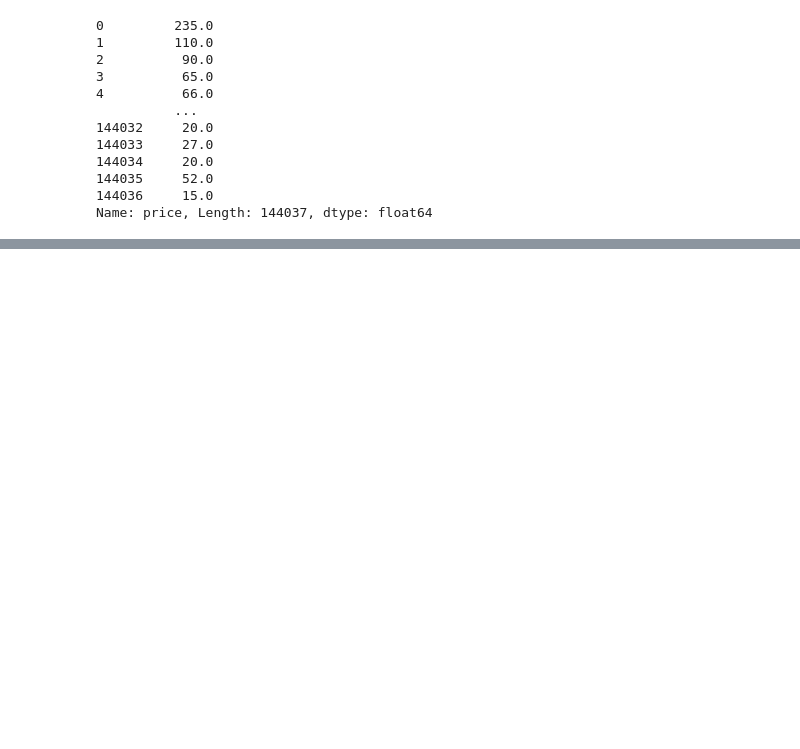
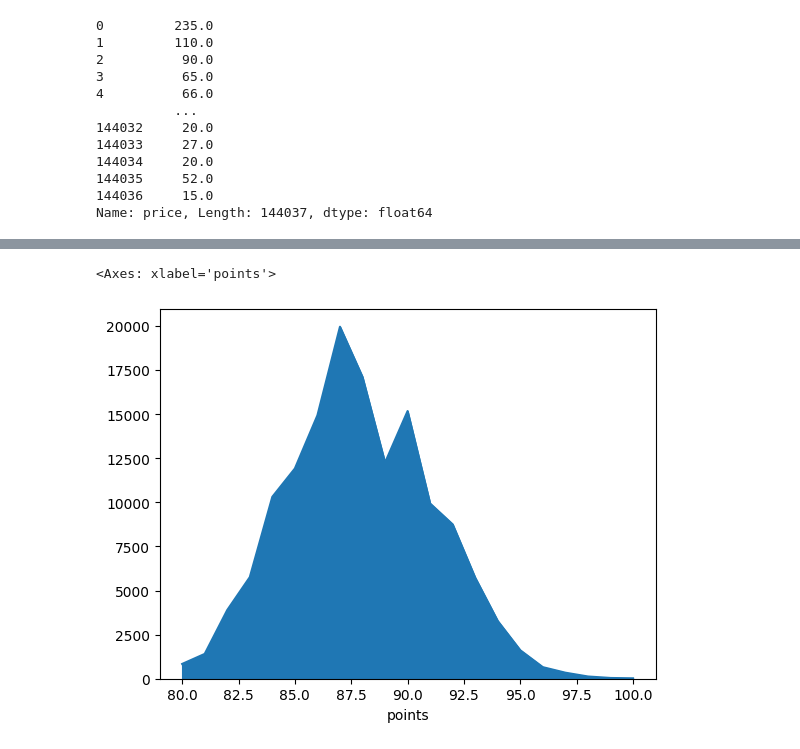
Before and after one commit to Lenis0207/PAD_2025_IIB1, a Jupyter notebook: src/clases_ad/clase_4_graficos.ipynb, the cells around one changed output, grey strips where cells are left out. Saved outputs shown, nothing was run; the diff lists cells and outputs as text; code cells hidden in the pictures; blank space fills up the shorter version.

```diff
--- a/src/clases_ad/clase_4_graficos.ipynb
+++ b/src/clases_ad/clase_4_graficos.ipynb
@@ -80,0 +86,5 @@ Name: price, Length: 144037, dtype: float64
+# %%
+df2["points"].value_counts().sort_index().plot.area()
+# %% [output]
+<Axes: xlabel='points'>
+[figure, added]
```
Also changed, not shown: parts of 22 cells of this notebook.
